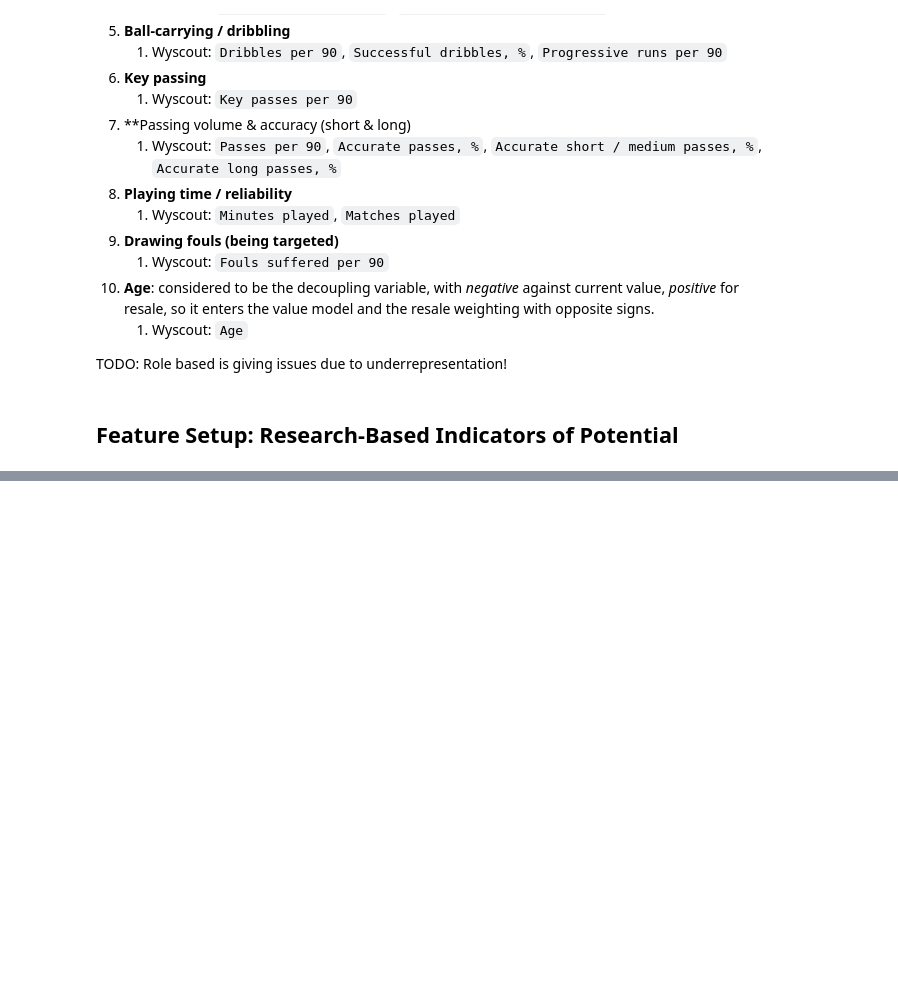
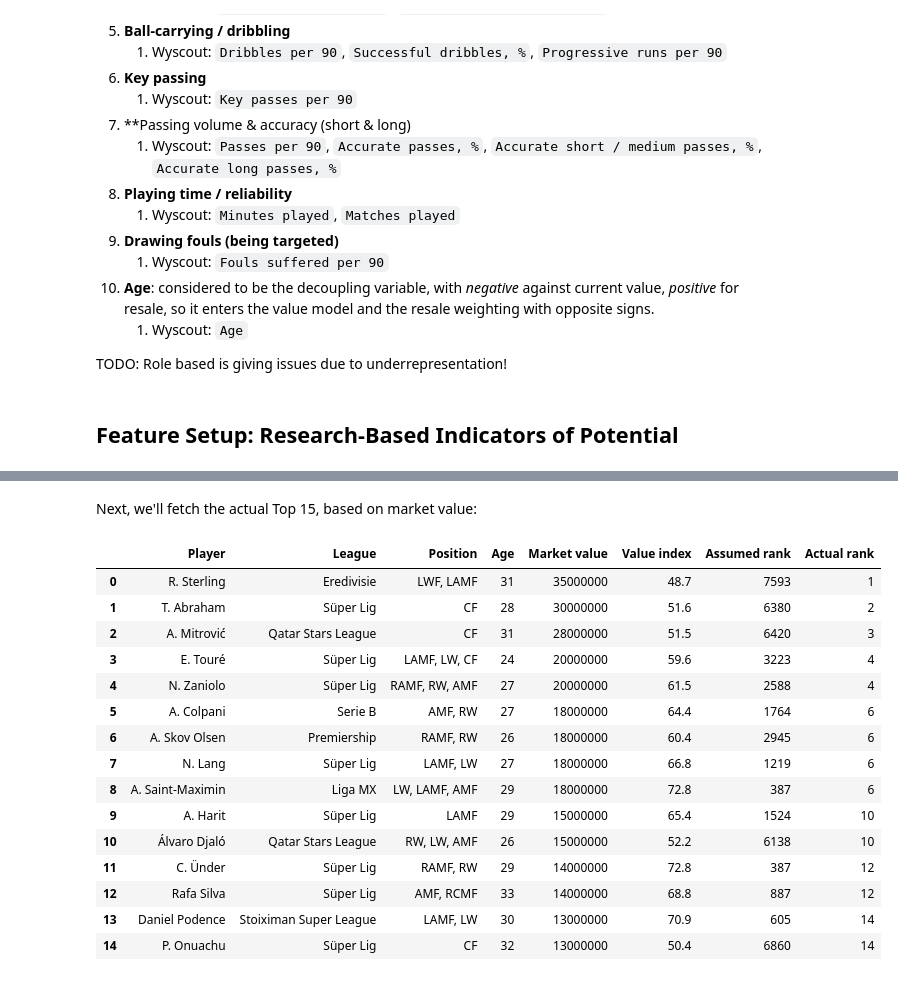
Before and after one commit to Alejandro-131004/hidden-gems, a Jupyter notebook: project/demo_dashboard1.ipynb, the cells around one changed output, grey strips where cells are left out. Drawn from its saved outputs; the diff is of its cells as text; code cells hidden in the pictures; blank space fills up the shorter version.

```diff
--- a/project/demo_dashboard1.ipynb
+++ b/project/demo_dashboard1.ipynb
@@ -191,0 +310,22 @@ VALUE_FEATURES = ["Age", "Goals per 90", "Shots per 90", "Assists per 90", "xA p
+# %% [markdown]
+Next, we'll fetch the actual Top 15, based on market value:
+# %%
+best_by_market = att.sort_values("Market value", ascending=False).head(15)[SHOW].reset_index(drop=True)
+best_by_market
+# %% [output]
+|  | Player | League | Position | Age | Market value | Value index | Assumed rank | Actual rank |
+| 0 | R. Sterling | Eredivisie | LWF, LAMF | 31 | 35000000 | 48.7 | 7593 | 1 |
+| 1 | T. Abraham | Süper Lig | CF | 28 | 30000000 | 51.6 | 6380 | 2 |
+| 2 | A. Mitrović | Qatar Stars League | CF | 31 | 28000000 | 51.5 | 6420 | 3 |
+| 3 | E. Touré | Süper Lig | LAMF, LW, CF | 24 | 20000000 | 59.6 | 3223 | 4 |
+| 4 | N. Zaniolo | Süper Lig | RAMF, RW, AMF | 27 | 20000000 | 61.5 | 2588 | 4 |
+| 5 | A. Colpani | Serie B | AMF, RW | 27 | 18000000 | 64.4 | 1764 | 6 |
+| 6 | A. Skov Olsen | Premiership | RAMF, RW | 26 | 18000000 | 60.4 | 2945 | 6 |
+| 7 | N. Lang | Süper Lig | LAMF, LW | 27 | 18000000 | 66.8 | 1219 | 6 |
+| 8 | A. Saint-Maximin | Liga MX | LW, LAMF, AMF | 29 | 18000000 | 72.8 | 387 | 6 |
+| 9 | A. Harit | Süper Lig | LAMF | 29 | 15000000 | 65.4 | 1524 | 10 |
+| 10 | Álvaro Djaló | Qatar Stars League | RW, LW, AMF | 26 | 15000000 | 52.2 | 6138 | 10 |
+| 11 | C. Ünder | Süper Lig | RAMF, RW | 29 | 14000000 | 72.8 | 387 | 12 |
+| 12 | Rafa Silva | Süper Lig | AMF, RCMF | 33 | 14000000 | 68.8 | 887 | 12 |
+| 13 | Daniel Podence | Stoiximan Super League | LAMF, LW | 30 | 13000000 | 70.9 | 605 | 14 |
+| 14 | P. Onuachu | Süper Lig | CF | 32 | 13000000 | 50.4 | 6860 | 14 |
```
Also changed, not shown: parts of 14 cells of this notebook, 1 other file.
